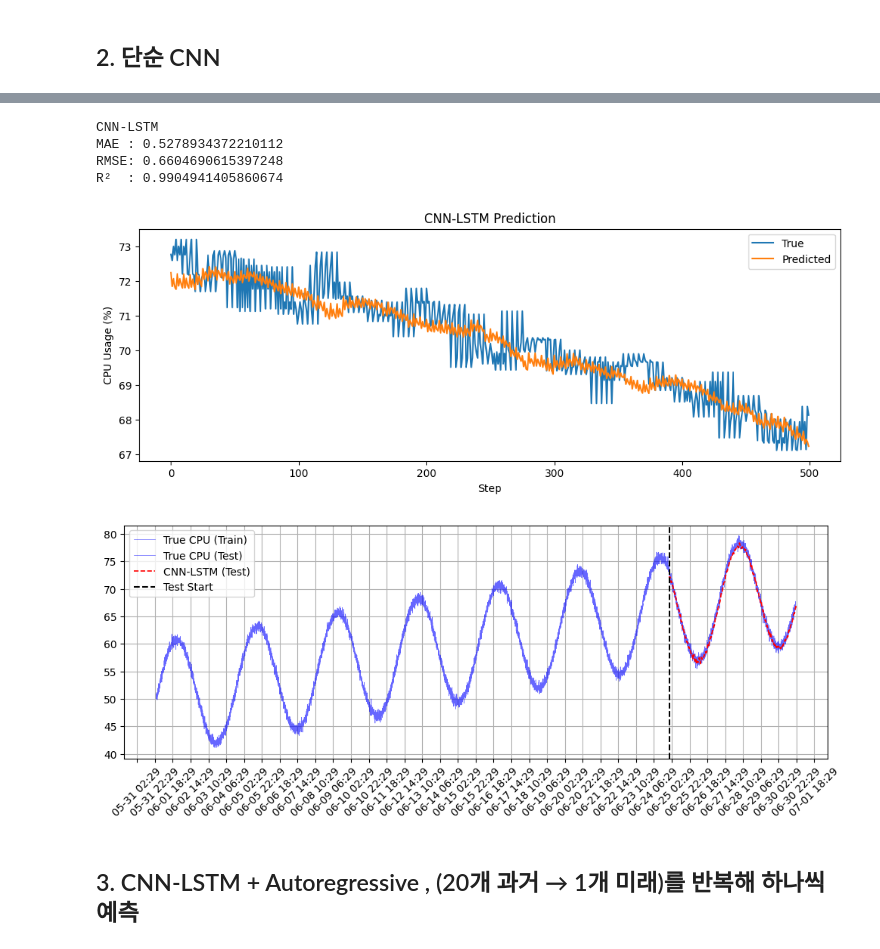
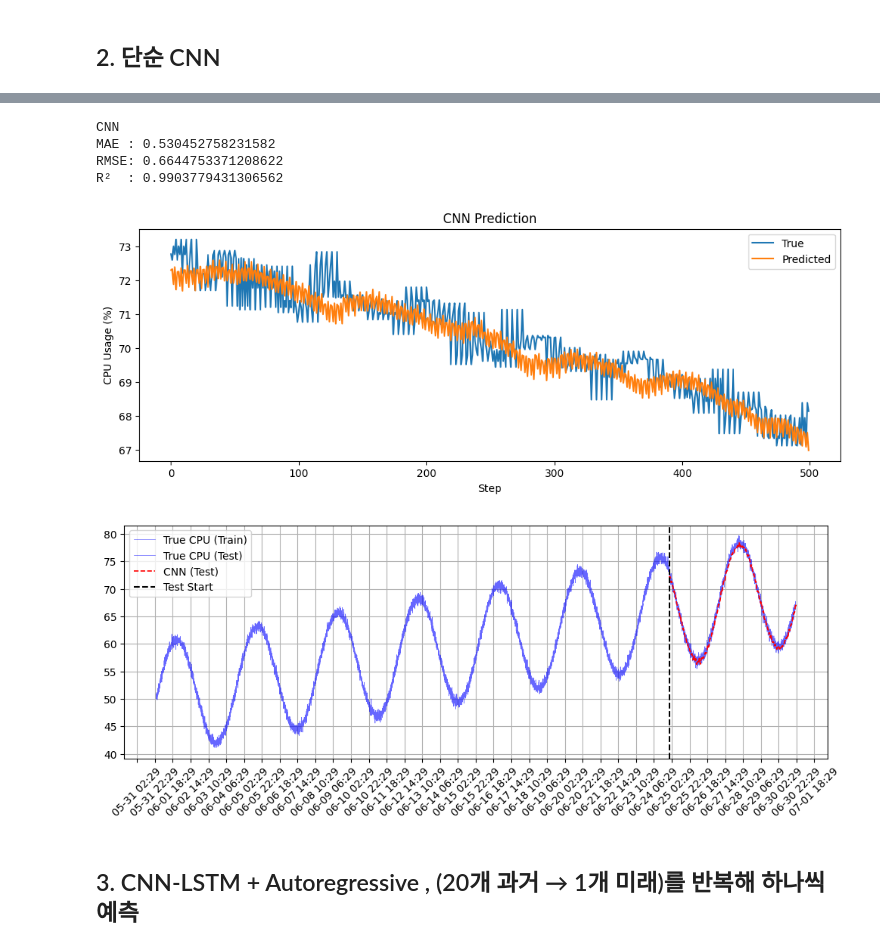
Before and after one commit to hyeonseonn/sensing_app, a Jupyter notebook: [0731new]_machine_learning_CPU.ipynb, the cells around one changed output, grey strips where cells are left out. Cells and saved outputs as stored; diff of their text form; code cells hidden in the pictures.

```diff
--- a/[0731new]_machine_learning_CPU.ipynb
+++ b/[0731new]_machine_learning_CPU.ipynb
@@ -224,7 +238,7 @@ KeyboardInterrupt:
 # %%
 # plot
 
-print("CNN-LSTM")
+print("CNN")
 print("MAE :", mean_absolute_error(true_inv, pred_inv))
 print("RMSE:", np.sqrt(mean_squared_error(true_inv, pred_inv)))
 print("R²  :", r2_score(true_inv, pred_inv))
@@ -233,7 +247,7 @@ print("R²  :", r2_score(true_inv, pred_inv))
 plt.figure(figsize=(12, 4))
 plt.plot(true_inv.flatten()[:500], label="True")
 plt.plot(pred_inv.flatten()[:500], label="Predicted")
-plt.title("CNN-LSTM Prediction")
+plt.title("CNN Prediction")
 plt.ylabel("CPU Usage (%)")
 plt.xlabel("Step")
 plt.legend()
@@ -253,39 +267,39 @@ future_interval = 5
 
 # timestamp 매핑
 for i in range(len(test_time_index)):
     for j in range(future_steps):
         # 샘플 끝나는 시점 + (j+1)*5분
         future_time = test_time_index[i] + pd.Timedelta(minutes=(j+1)*future_interval)
         all_future_times.append(future_time)
         all_future_preds.append(pred[i, j])
 
 pred_df = pd.DataFrame({"time": all_future_times,
                         "pred": scaler.inverse_transform(np.array(all_future_preds).reshape(-1,1)).flatten()})
 
 pred_df_mean = pred_df.groupby("time").mean().sort_index()
 test_series_pred = pd.Series(pred_df_mean['pred'], index=pred_df_mean.index) # test data (estimated)
 
 
 # visualization
 fig, ax = plt.subplots(figsize=(12,4))
 plt.setp(ax.get_xticklabels(), rotation=45, ha="center")
 plt.plot(train_series,label = "True CPU (Train)", color = "blue", alpha = 0.6,linewidth = 0.5)
 plt.plot(test_series_true, label="True CPU (Test)", color="blue", alpha = 0.6, linewidth = 0.5)
-plt.plot(test_series_pred, label="CNN-LSTM (Test)", color="red", linestyle="--", linewidth = 1.2)
+plt.plot(test_series_pred, label="CNN (Test)", color="red", linestyle="--", linewidth = 1.2)
 plt.axvline(test_time_index[0], color="black", linestyle="--", label="Test Start") # test data start line
 ax.xaxis.set_major_locator(mdates.MinuteLocator(interval=1200)) # 20시간 간격
 ax.xaxis.set_major_formatter(mdates.DateFormatter('%m-%d %H:%M'))
 plt.setp(ax.get_xticklabels(), rotation=45, ha="center")
 
 plt.legend()
 plt.grid(True)
 plt.show()
 # %% [output]
-CNN-LSTM
-MAE : 0.5278934372210112
-RMSE: 0.6604690615397248
-R²  : 0.9904941405860674
+CNN
+MAE : 0.530452758231582
+RMSE: 0.6644753371208622
+R²  : 0.9903779431306562
-[figure, old version]
+[figure, new version]
-[figure, old version]
+[figure, new version]
 # %% [markdown]
 ## 3. CNN-LSTM + Autoregressive , (20개 과거 → 1개 미래)를 반복해 하나씩 예측
```
Also changed, not shown: parts of 15 cells of this notebook.
